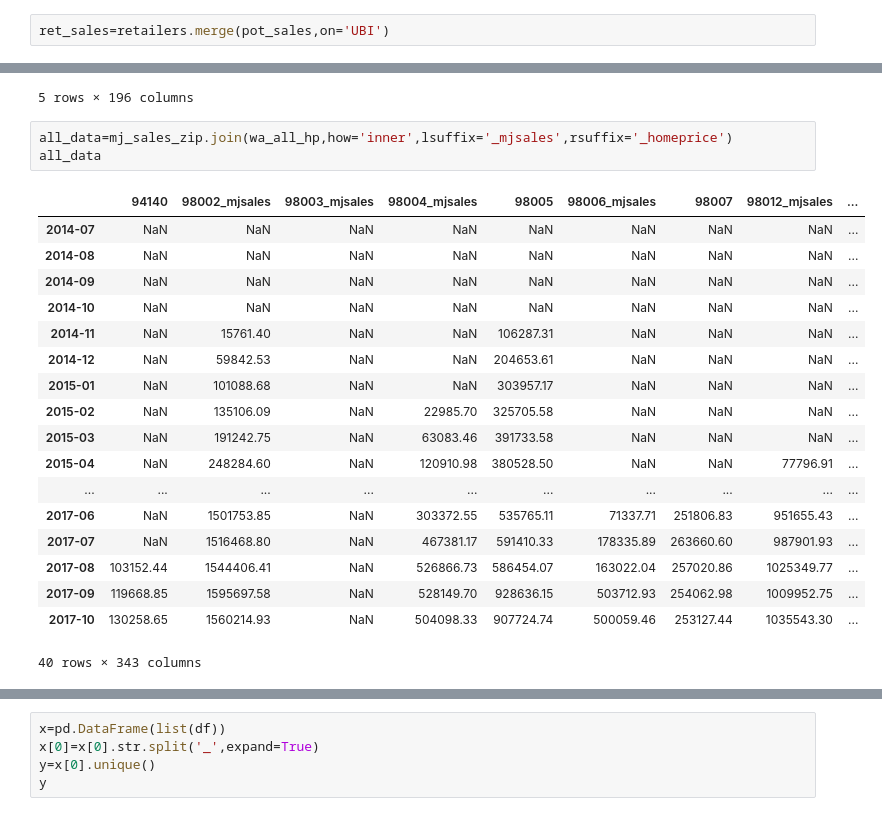
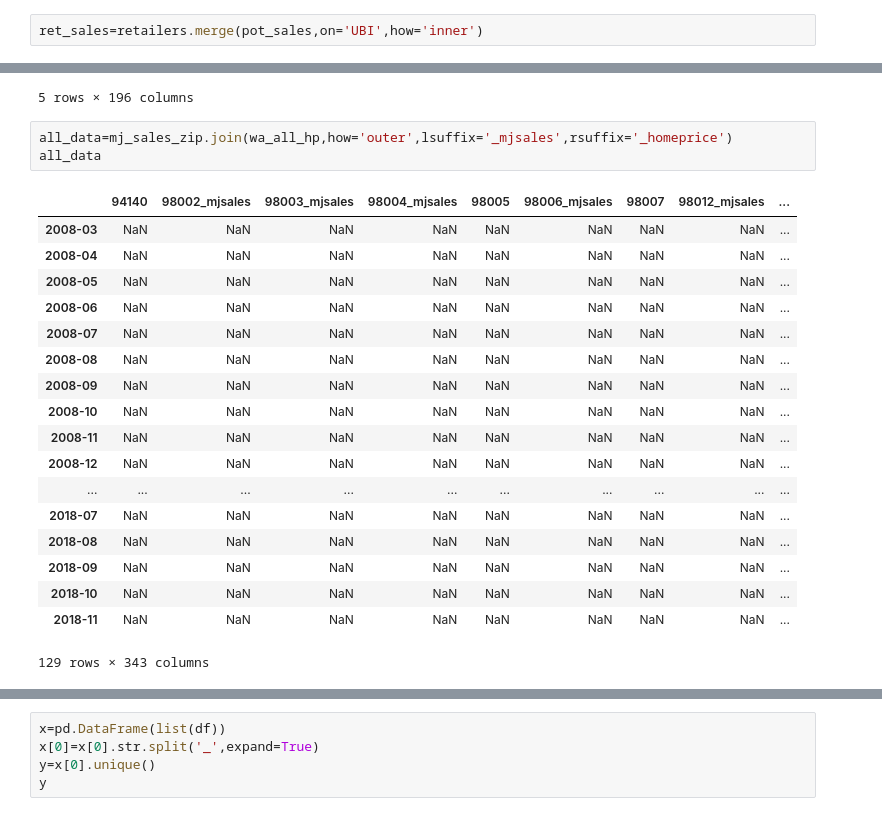
Before and after one commit to chane-d/group-project-one, a Jupyter notebook: GDP_Toni/Test_Zill.ipynb, the cells around one changed output, grey strips where cells are left out. Cells and saved outputs as stored; diff of their text form.

```diff
--- a/GDP_Toni/Test_Zill.ipynb
+++ b/GDP_Toni/Test_Zill.ipynb
@@ -88,7 +188,7 @@ pot_sales.head()
 | 6 | AISLING ENTERPRISES | 413288 | 602990684 | 391 | 5/1/2016 | 5/31/2016 | 1407.00 | ... |
 | 8 | THE SUNSHINE TIKI HUT | 417198 | 602883407 | 393 | 10/1/2016 | 10/31/2016 | 23714.25 | ... |
 # %%
-ret_sales=retailers.merge(pot_sales,on='UBI')
+ret_sales=retailers.merge(pot_sales,on='UBI',how='inner')
 # %%
 ret_sales.head()
 # %% [output]
@@ -130,27 +230,27 @@ mj_sales_zip.head()
 | 2014-11 | NaN | 15761.4 | NaN | NaN | 106287.31 | NaN | NaN | NaN | NaN | NaN | ... | ... |
 5 rows × 196 columns
 # %%
-all_data=mj_sales_zip.join(wa_all_hp,how='inner',lsuffix='_mjsales',rsuffix='_homeprice')
+all_data=mj_sales_zip.join(wa_all_hp,how='outer',lsuffix='_mjsales',rsuffix='_homeprice')
 all_data
 # %% [output]
 |  | 94140 | 98002_mjsales | 98003_mjsales | 98004_mjsales | 98005 | 98006_mjsales | 98007 | 98012_mjsales | ... |
-| 2014-07 | NaN | NaN | NaN | NaN | NaN | NaN | NaN | NaN | ... |
-| 2014-08 | NaN | NaN | NaN | NaN | NaN | NaN | NaN | NaN | ... |
-| 2014-09 | NaN | NaN | NaN | NaN | NaN | NaN | NaN | NaN | ... |
-| 2014-10 | NaN | NaN | NaN | NaN | NaN | NaN | NaN | NaN | ... |
-| 2014-11 | NaN | 15761.40 | NaN | NaN | 106287.31 | NaN | NaN | NaN | ... |
-| 2014-12 | NaN | 59842.53 | NaN | NaN | 204653.61 | NaN | NaN | NaN | ... |
-| 2015-01 | NaN | 101088.68 | NaN | NaN | 303957.17 | NaN | NaN | NaN | ... |
-| 2015-02 | NaN | 135106.09 | NaN | 22985.70 | 325705.58 | NaN | NaN | NaN | ... |
-| 2015-03 | NaN | 191242.75 | NaN | 63083.46 | 391733.58 | NaN | NaN | NaN | ... |
-| 2015-04 | NaN | 248284.60 | NaN | 120910.98 | 380528.50 | NaN | NaN | 77796.91 | ... |
+| 2008-03 | NaN | NaN | NaN | NaN | NaN | NaN | NaN | NaN | ... |
+| 2008-04 | NaN | NaN | NaN | NaN | NaN | NaN | NaN | NaN | ... |
+| 2008-05 | NaN | NaN | NaN | NaN | NaN | NaN | NaN | NaN | ... |
+| 2008-06 | NaN | NaN | NaN | NaN | NaN | NaN | NaN | NaN | ... |
+| 2008-07 | NaN | NaN | NaN | NaN | NaN | NaN | NaN | NaN | ... |
+| 2008-08 | NaN | NaN | NaN | NaN | NaN | NaN | NaN | NaN | ... |
+| 2008-09 | NaN | NaN | NaN | NaN | NaN | NaN | NaN | NaN | ... |
+| 2008-10 | NaN | NaN | NaN | NaN | NaN | NaN | NaN | NaN | ... |
+| 2008-11 | NaN | NaN | NaN | NaN | NaN | NaN | NaN | NaN | ... |
+| 2008-12 | NaN | NaN | NaN | NaN | NaN | NaN | NaN | NaN | ... |
 | ... | ... | ... | ... | ... | ... | ... | ... | ... | ... |
-| 2017-06 | NaN | 1501753.85 | NaN | 303372.55 | 535765.11 | 71337.71 | 251806.83 | 951655.43 | ... |
-| 2017-07 | NaN | 1516468.80 | NaN | 467381.17 | 591410.33 | 178335.89 | 263660.60 | 987901.93 | ... |
-| 2017-08 | 103152.44 | 1544406.41 | NaN | 526866.73 | 586454.07 | 163022.04 | 257020.86 | 1025349.77 | ... |
-| 2017-09 | 119668.85 | 1595697.58 | NaN | 528149.70 | 928636.15 | 503712.93 | 254062.98 | 1009952.75 | ... |
-| 2017-10 | 130258.65 | 1560214.93 | NaN | 504098.33 | 907724.74 | 500059.46 | 253127.44 | 1035543.30 | ... |
+| 2018-07 | NaN | NaN | NaN | NaN | NaN | NaN | NaN | NaN | ... |
+| 2018-08 | NaN | NaN | NaN | NaN | NaN | NaN | NaN | NaN | ... |
+| 2018-09 | NaN | NaN | NaN | NaN | NaN | NaN | NaN | NaN | ... |
+| 2018-10 | NaN | NaN | NaN | NaN | NaN | NaN | NaN | NaN | ... |
+| 2018-11 | NaN | NaN | NaN | NaN | NaN | NaN | NaN | NaN | ... |
-40 rows × 343 columns
+129 rows × 343 columns
 # %%
 df=all_data.filter(like='_',axis=1)
 df
```
Also changed, not shown: parts of 26 cells of this notebook, 1 other file.
